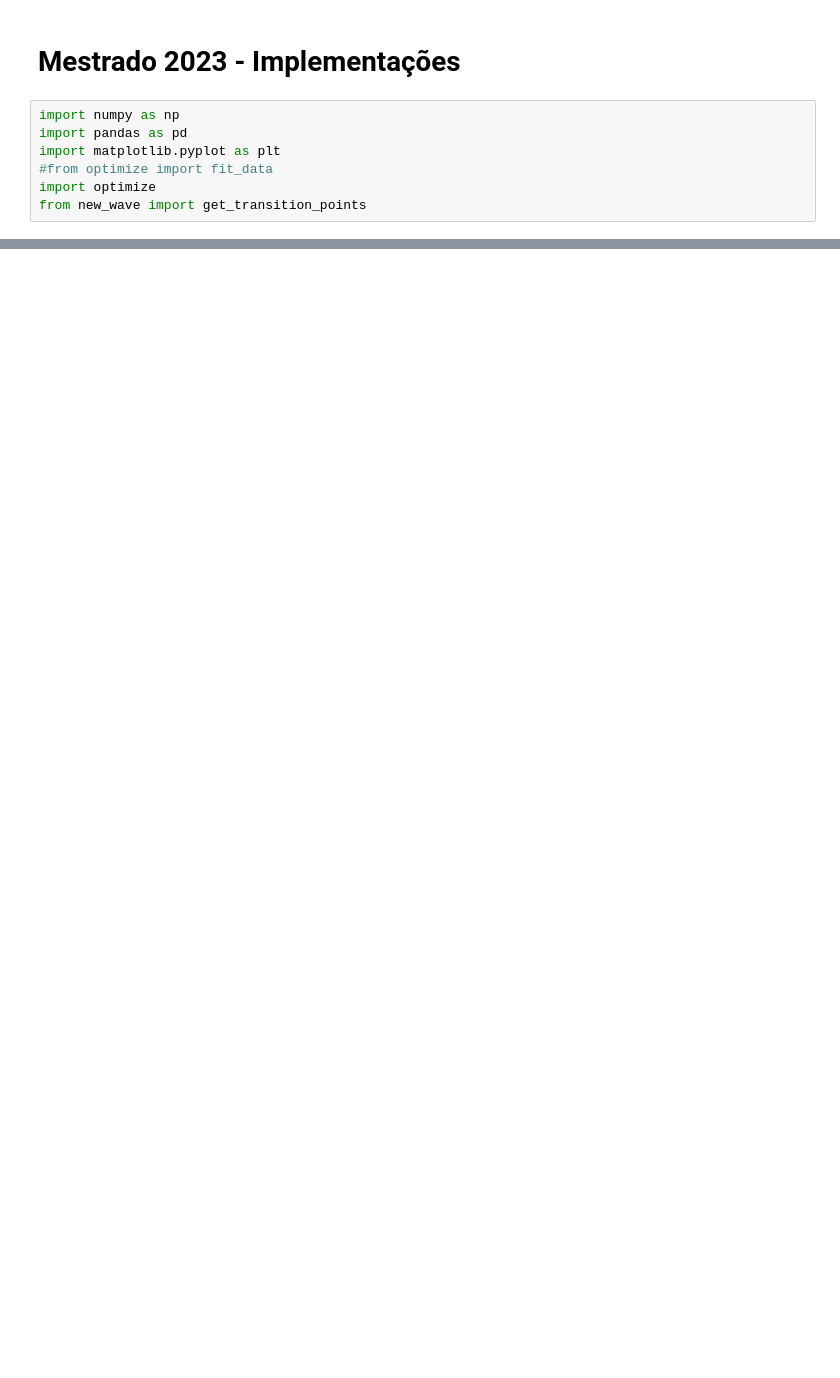
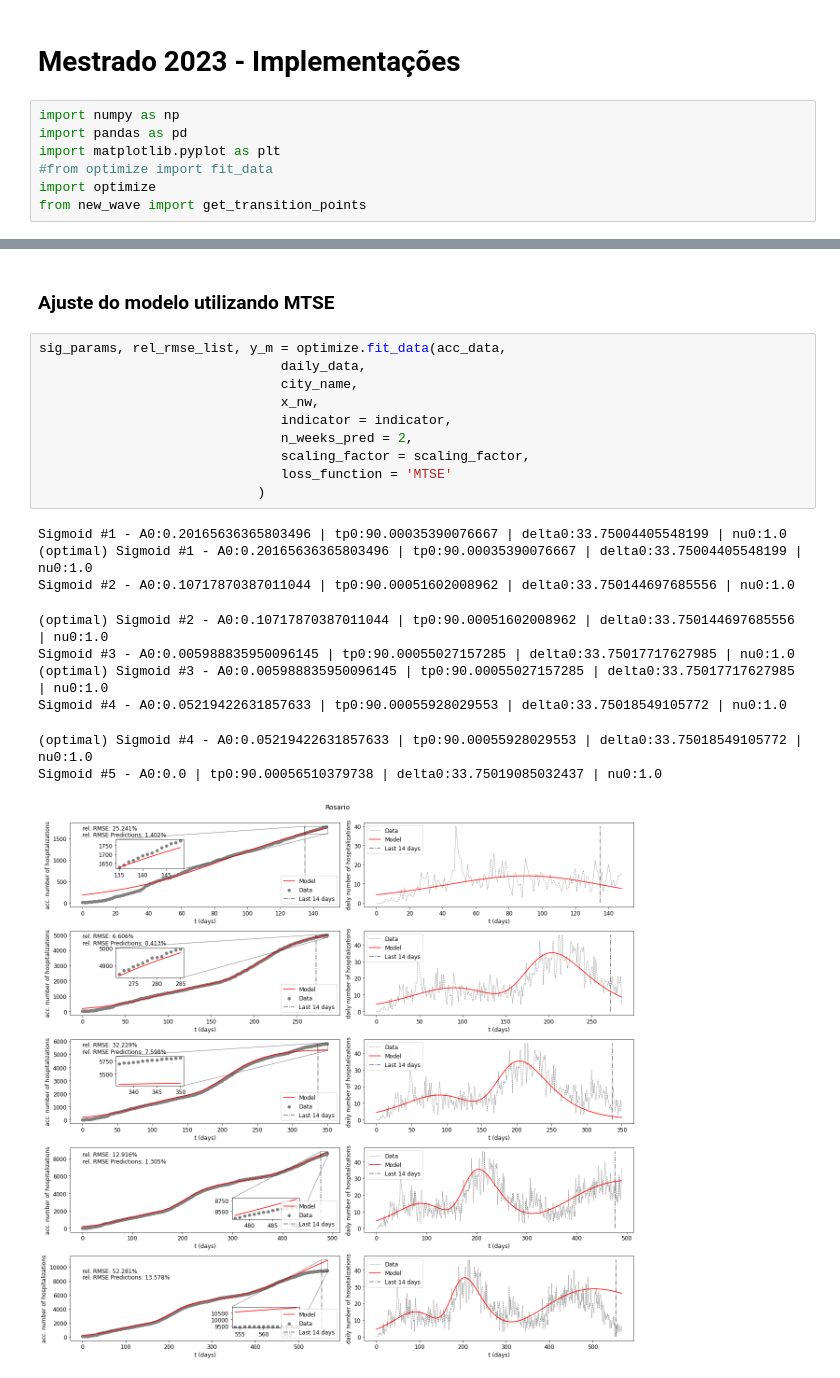
Before and after one commit to fpelogia/epid-models, a Jupyter notebook: Mestrado 2023/main.ipynb, the cells around one changed output, grey strips where cells are left out. Saved outputs shown, nothing was run; the diff lists cells and outputs as text; blank space fills up the shorter version.

```diff
--- a/Mestrado 2023/main.ipynb
+++ b/Mestrado 2023/main.ipynb
@@ -100,0 +111,23 @@ Sigmoid #5 - A0:199.62568435949305 | tp0:471.7125207060246 | delta0:10.583205084
+# %% [markdown]
+### Ajuste do modelo utilizando MTSE
+# %%
+sig_params, rel_rmse_list, y_m = optimize.fit_data(acc_data,
+                               daily_data,
+                               city_name,
+                               x_nw,
+                               indicator = indicator,
+                               n_weeks_pred = 2,
+                               scaling_factor = scaling_factor,
+                               loss_function = 'MTSE'
+                            )
+# %% [output]
+Sigmoid #1 - A0:0.20165636365803496 | tp0:90.00035390076667 | delta0:33.75004405548199 | nu0:1.0
+(optimal) Sigmoid #1 - A0:0.20165636365803496 | tp0:90.00035390076667 | delta0:33.75004405548199 | nu0:1.0
+Sigmoid #2 - A0:0.10717870387011044 | tp0:90.00051602008962 | delta0:33.750144697685556 | nu0:1.0
+(optimal) Sigmoid #2 - A0:0.10717870387011044 | tp0:90.00051602008962 | delta0:33.750144697685556 | nu0:1.0
+Sigmoid #3 - A0:0.005988835950096145 | tp0:90.00055027157285 | delta0:33.75017717627985 | nu0:1.0
+(optimal) Sigmoid #3 - A0:0.005988835950096145 | tp0:90.00055027157285 | delta0:33.75017717627985 | nu0:1.0
+Sigmoid #4 - A0:0.05219422631857633 | tp0:90.00055928029553 | delta0:33.75018549105772 | nu0:1.0
+(optimal) Sigmoid #4 - A0:0.05219422631857633 | tp0:90.00055928029553 | delta0:33.75018549105772 | nu0:1.0
+Sigmoid #5 - A0:0.0 | tp0:90.00056510379738 | delta0:33.75019085032437 | nu0:1.0
+[figure, added]
```
Also changed, not shown: parts of 18 cells of this notebook, 6 other files.
